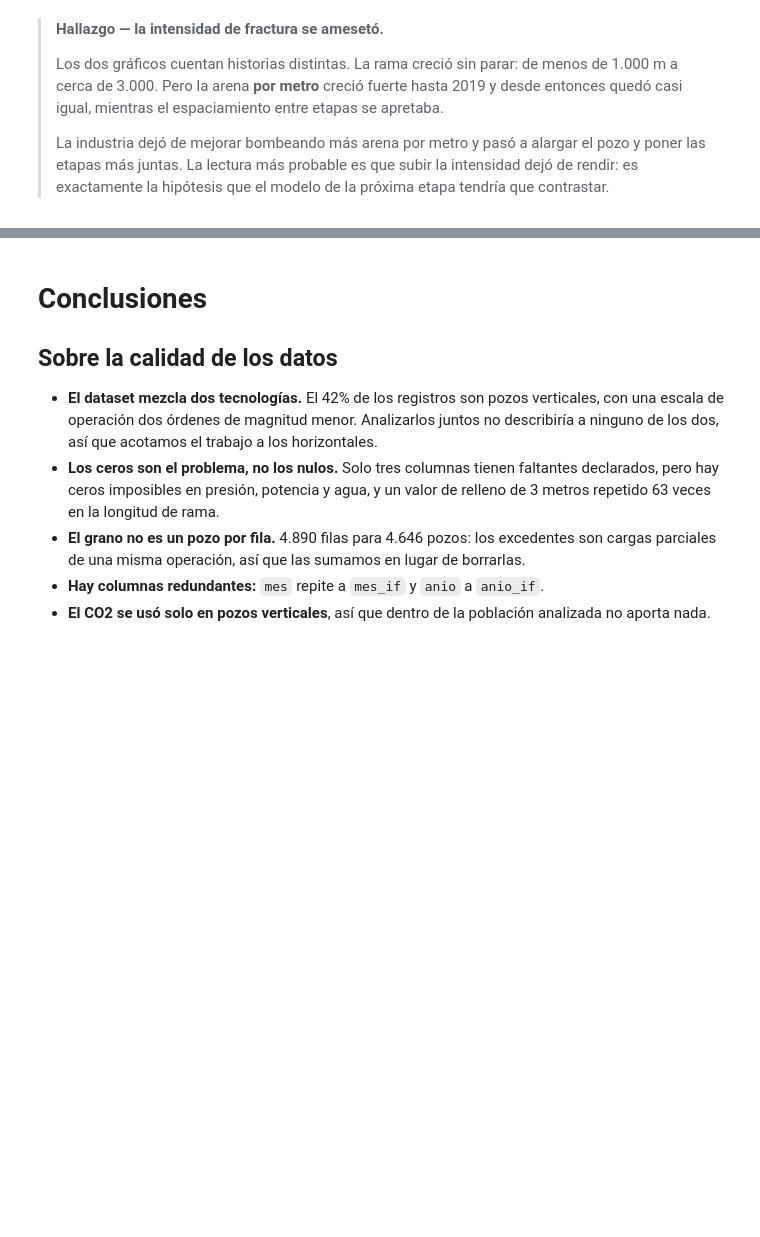
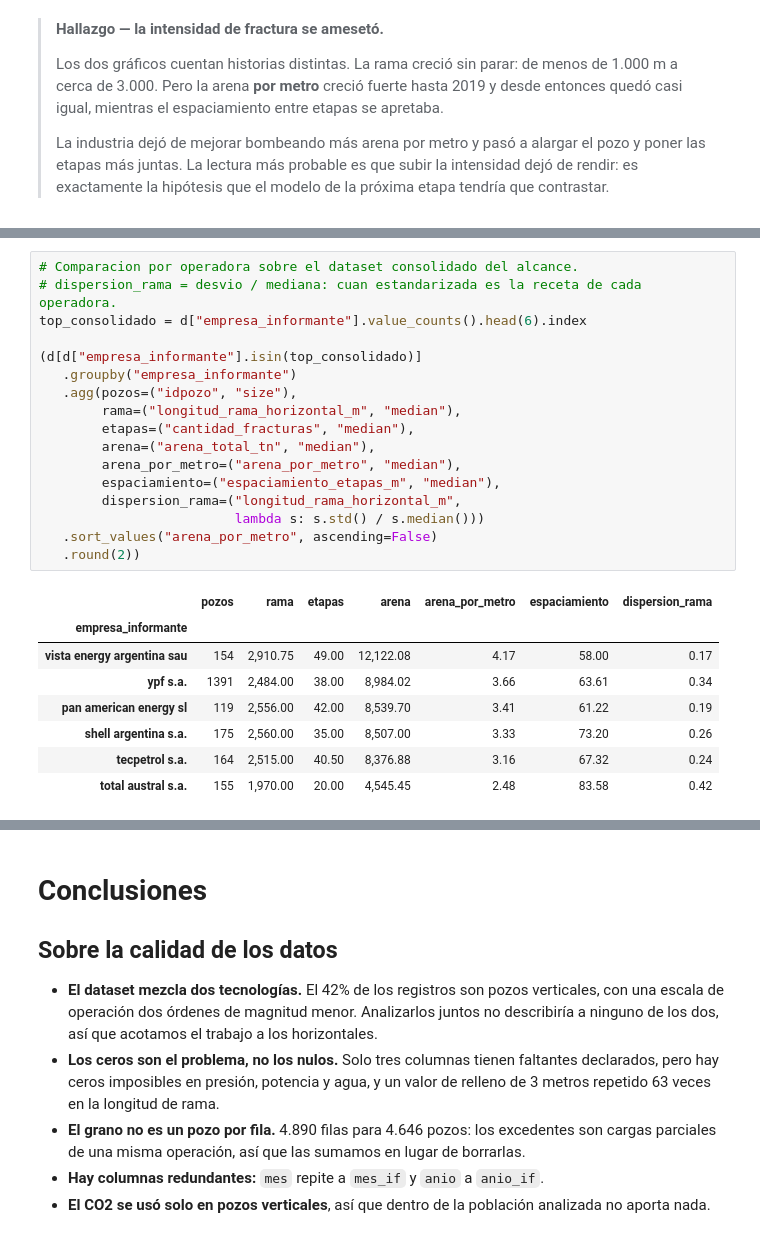
Before and after one commit to FrancoMalacalza01/preentrega-data-science, a Jupyter notebook: notebooks/01_eda_preentrega2.ipynb, the cells around one changed output, grey strips where cells are left out. Drawn from its saved outputs; the diff is of its cells as text; blank space fills up the shorter version.

```diff
--- a/notebooks/01_eda_preentrega2.ipynb
+++ b/notebooks/01_eda_preentrega2.ipynb
@@ -1135,0 +1172,26 @@ plt.show()
+# %%
+# Comparacion por operadora sobre el dataset consolidado del alcance.
+# dispersion_rama = desvio / mediana: cuan estandarizada es la receta de cada operadora.
+top_consolidado = d["empresa_informante"].value_counts().head(6).index
+
+(d[d["empresa_informante"].isin(top_consolidado)]
+   .groupby("empresa_informante")
+   .agg(pozos=("idpozo", "size"),
+        rama=("longitud_rama_horizontal_m", "median"),
+        etapas=("cantidad_fracturas", "median"),
+        arena=("arena_total_tn", "median"),
+        arena_por_metro=("arena_por_metro", "median"),
+        espaciamiento=("espaciamiento_etapas_m", "median"),
+        dispersion_rama=("longitud_rama_horizontal_m",
+                         lambda s: s.std() / s.median()))
+   .sort_values("arena_por_metro", ascending=False)
+   .round(2))
+# %% [output]
+|  | pozos | rama | etapas | arena | arena_por_metro | espaciamiento | dispersion_rama |
+| empresa_informante |  |  |  |  |  |  |  |
+| vista energy argentina sau | 154 | 2,910.75 | 49.00 | 12,122.08 | 4.17 | 58.00 | 0.17 |
+| ypf s.a. | 1391 | 2,484.00 | 38.00 | 8,984.02 | 3.66 | 63.61 | 0.34 |
+| pan american energy sl | 119 | 2,556.00 | 42.00 | 8,539.70 | 3.41 | 61.22 | 0.19 |
+| shell argentina s.a. | 175 | 2,560.00 | 35.00 | 8,507.00 | 3.33 | 73.20 | 0.26 |
+| tecpetrol s.a. | 164 | 2,515.00 | 40.50 | 8,376.88 | 3.16 | 67.32 | 0.24 |
+| total austral s.a. | 155 | 1,970.00 | 20.00 | 4,545.45 | 2.48 | 83.58 | 0.42 |
```
Also changed, not shown: parts of 4 cells of this notebook, 2 other files.
